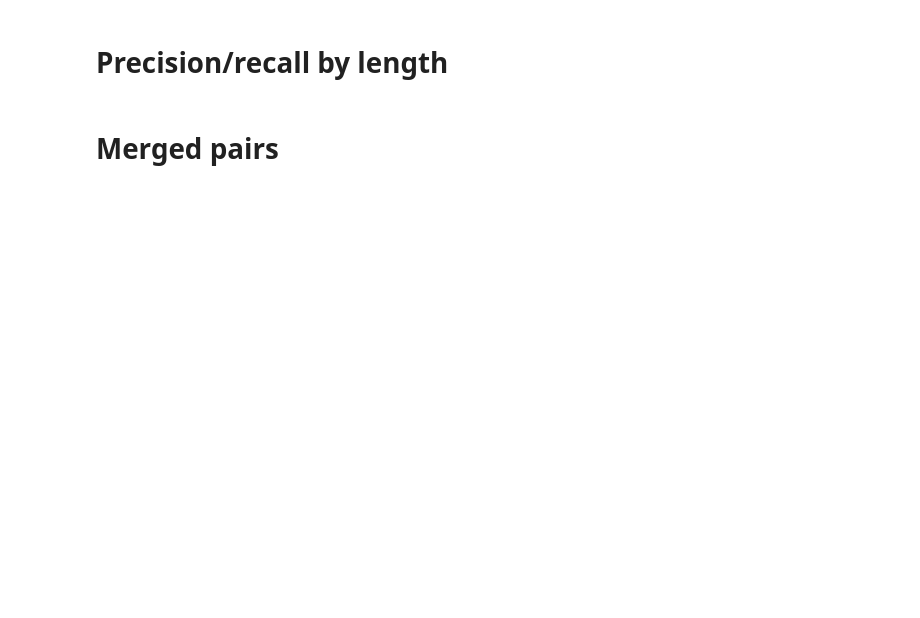
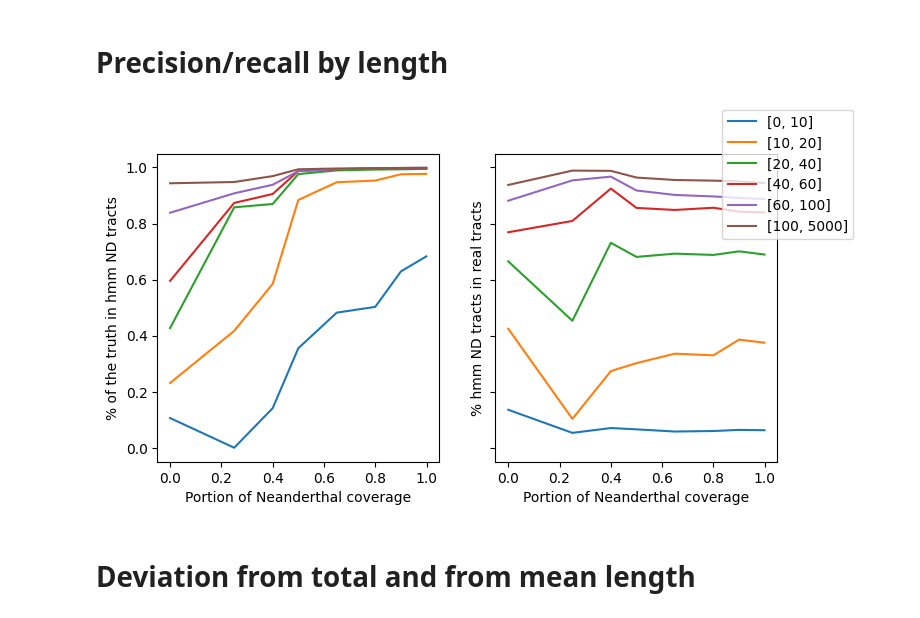
Before and after one commit to ekrez/daiseg.vs.hmmix, a Jupyter notebook: comparing.with.hmmix.ipynb, the cells around one changed output. Saved outputs shown, nothing was run; the diff lists cells and outputs as text; code cells hidden in the pictures; blank space fills up the shorter version.

```diff
--- a/comparing.with.hmmix.ipynb
+++ b/comparing.with.hmmix.ipynb
@@ -152,13 +115,37 @@ for _, m in zip(tracts, markers):
 #proportion of false-positive length    in all length and in class
 
 for cut in cut_mas:
+    s=[0,0,0]
 
     print('The dosage of false positive length in all tract length ', 'hmmix_'+str(cut),
           np.array(df[(df['Marker']=='hmmix_'+str(cut)) & (df['Int_count']==0)]['Length']).sum()/np.array(df[(df['Marker']=='hmmix_'+str(cut))]['Length']).sum())
 
+    for j in np.array(df[(df['Marker']=='hmmix_'+str(cut)) & (df['Int_count']==0)]['Length']):
 
+        if j<10:
+            s[0]+=1
+        if j>10 and j<20:
+            s[1]+=1
+        if j>20 and j<40:
+            s[2]+=1
+    s=np.array(s)
+    s=s/df[(df['Marker']=='hmmix_'+str(cut)) & (df['Int_count']==0)]['Length'].count()
+    print(s)
 
+# distribution by length
 for cover in cover_mas:
+    s=[0,0,0]
 
     print('The dosage of false positive length in all tract length ', 'daiseg_'+str(cover),
           np.array(df[(df['Marker']=='daiseg_'+str(cover)) & (df['Int_count']==0)]['Length']).sum()/np.array(df[(df['Marker']=='daiseg_'+str(cover))]['Length']).sum())
+    for j in np.array(df[(df['Marker']=='daiseg_'+str(cover)) & (df['Int_count']==0)]['Length']):
+
+        if j<10:
+            s[0]+=1
+        if j>10 and j<20:
+            s[1]+=1
+        if j>20 and j<40:
+            s[2]+=1
+    s=np.array(s)
+    s=s/df[(df['Marker']=='daiseg_'+str(cover)) & (df['Int_count']==0)]['Length'].count()
+    print('Distribution by length in Totally False Tracts', s)
@@ -216,7 +201,7 @@ plt.legend()
 # %% [markdown]
 # Precision/recall by length
 # %%
-cover_labels=['hmmix_'+str(0.9)]+['daiseg_'+str(_) for _ in cover_mas]
+cover_labels=['hmmix_'+str(0.999)]+['daiseg_'+str(_) for _ in cover_mas]
 
 precision=[]
 for _ in cover_labels:
@@ -246,38 +231,34 @@ for l in labels:
             for i in df22['POS']:
                 length_cover[c]+=useful.len_tracts(useful.intersections([j], [i]))
 
     recall.append([length_cover[__]/length_full for __ in range(len(cover_labels))])
 
 recall=np.array(recall)
 
 
-
-
-
-fig, axes = plt.subplots(1, 2, figsize=(12, 5), sharey=True, sharex=True)
+fig, axes = plt.subplots(1, 2, figsize=(8, 4), sharey=True, sharex=True)
 for s, k in zip(['pr'], [1]):
     for j, c in zip(range(len(bounds)), ['r', 'g', 'b', 'c', 'm', 'y', 'salmon']):
         axes[0].plot([0]+[_ for _ in cover_mas], precision[j],    markersize=1, label=str(bounds[j]))
         axes[1].plot([0]+[_ for _ in cover_mas], recall[j],    markersize=1, label=str(bounds[j]))
 
 axes[0].set_xlabel("Portion of Neanderthal coverage")
 axes[1].set_xlabel("Portion of Neanderthal coverage")
 axes[0].set_ylabel('% of the truth in hmm ND tracts')
 axes[1].set_ylabel('% hmm ND tracts in real tracts')
 
 
-
 l, lines=[],[]
 for ax in fig.axes:
     Line, Label = ax.get_legend_handles_labels() #
 
     lines.extend(Line)
     l.extend(Label)
 
     break
 fig.legend(lines, l, loc='upper right')
-plt.savefig('Length.quality.eps', format='eps', transparent=True)
+plt.savefig('Length.quality.pdf', format='pdf', transparent=True)
 
 plt.show()
+# %% [output]
+[figure, added]
-# %% [markdown]
-# Merged pairs
@@ -300,0 +265,2 @@ for l in ['hmmix_'+str(cut) for cut in cut_mas] + ['daiseg_'+str(cover) for cove
+# %% [markdown]
+# Deviation from total and from mean length
```
Also changed, not shown: parts of 27 cells of this notebook.
